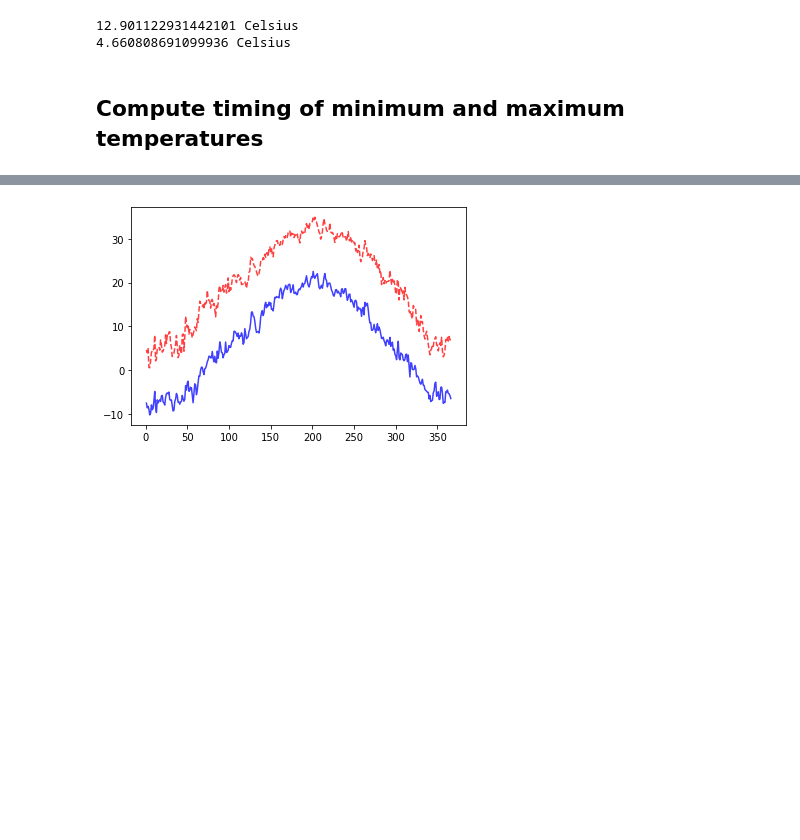
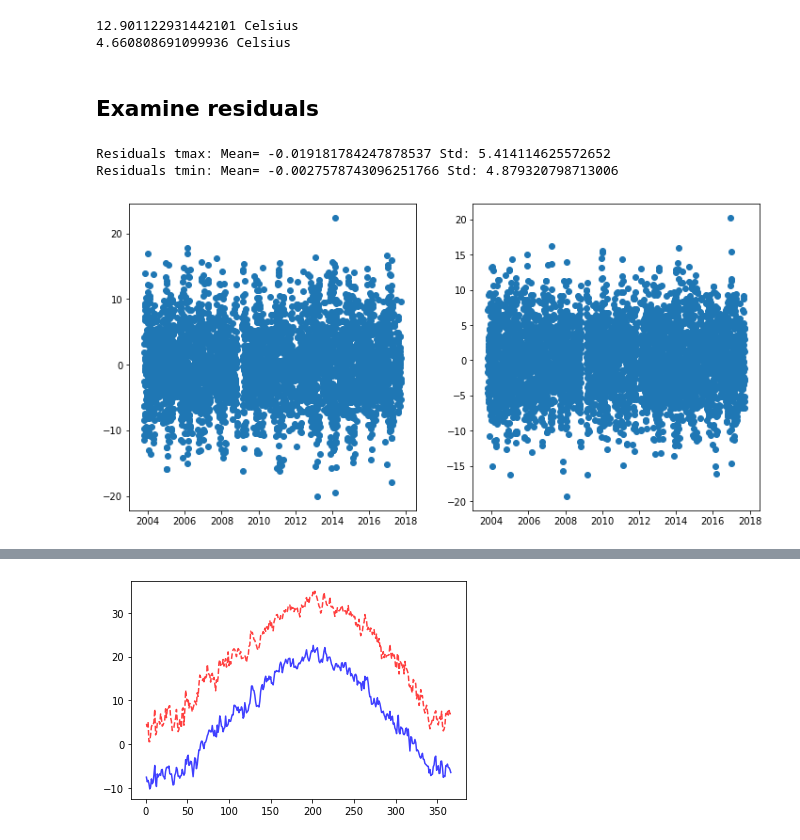
Before and after one commit to andres-patrignani/pynotes, a Jupyter notebook: notebooks/air_temperature.ipynb, the cells around one changed output, grey strips where cells are left out. Saved outputs shown, nothing was run; the diff lists cells and outputs as text; code cells hidden in the pictures; blank space fills up the shorter version.

```diff
--- a/notebooks/weather_generator.ipynb
+++ b/notebooks/air_temperature.ipynb
@@ -334,5 +119,28 @@ print(T_diff_std, 'Celsius')
 # %% [output]
 12.901122931442101 Celsius
 4.660808691099936 Celsius
-# %% [markdown]
-## Compute timing of minimum and maximum temperatures
+# %% [markdown]
+## Examine residuals
+# %%
+
+mean_tmax = df["T_DAILY_MAX"].rolling(window=30, center=True).mean()
+mean_tmin = df["T_DAILY_MIN"].rolling(window=30, center=True).mean()
+
+residuals_tmax = mean_tmax - df["T_DAILY_MAX"]
+residuals_tmin = mean_tmin - df["T_DAILY_MIN"]
+
+print("Residuals tmax: Mean=",residuals_tmax.mean(), "Std:",residuals_tmax.std())
+print("Residuals tmin: Mean=",residuals_tmin.mean(), "Std:",residuals_tmin.std())
+
+plt.figure(figsize=(12,6))
+plt.subplot(1,2,1)
+plt.scatter(df["LST_DATE"],residuals_tmax)
+
+plt.subplot(1,2,2)
+plt.scatter(df["LST_DATE"],residuals_tmin)
+
+plt.show()
+# %% [output]
+Residuals tmax: Mean= -0.019181784247878537 Std: 5.414114625572652
+Residuals tmin: Mean= -0.0027578743096251766 Std: 4.879320798713006
+[figure, added]
```
Also changed, not shown: parts of 31 cells of this notebook, 25 other files.
